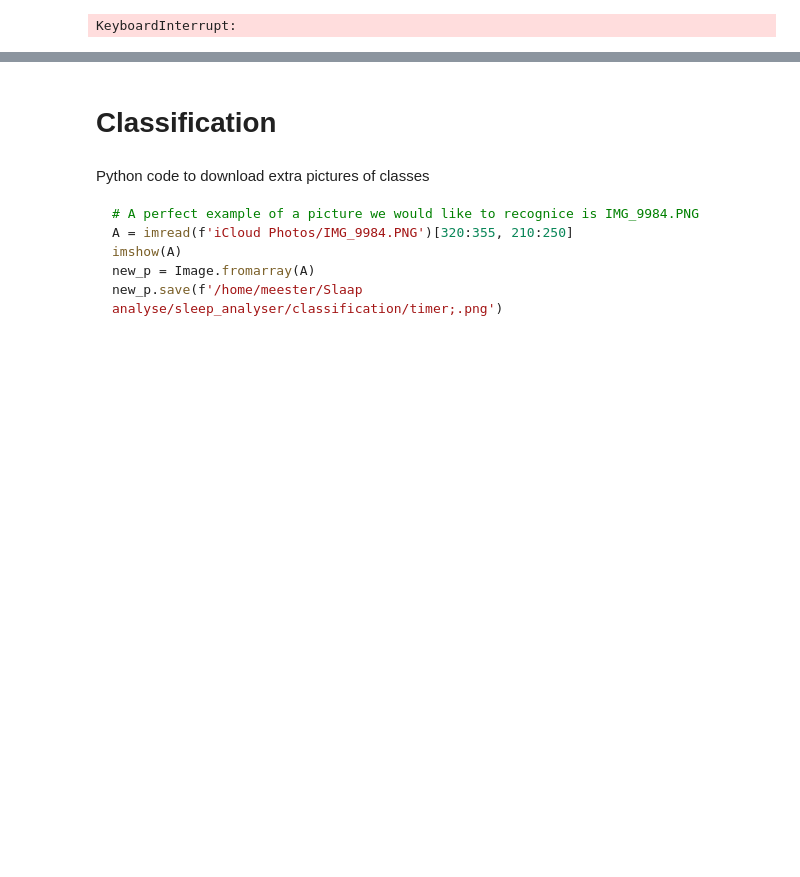
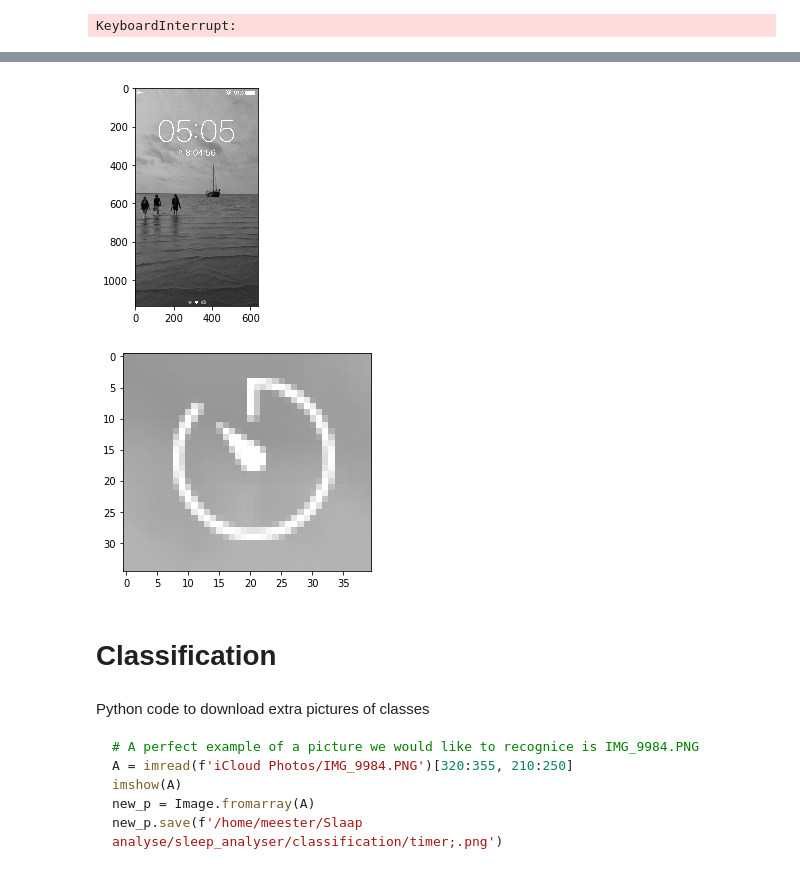
Before and after one commit to readmees/sleep_analyser, a Jupyter notebook: slaap_analyse.ipynb, the cells around one changed output, grey strips where cells are left out. Drawn from its saved outputs; the diff is of its cells as text; code cells hidden in the pictures; blank space fills up the shorter version.

```diff
--- a/slaap_analyse.ipynb
+++ b/slaap_analyse.ipynb
@@ -88,13 +96,24 @@ imshow(A[300:400, 200:250])
 # %%
-directory = '/home/meester/Slaap analyse/sleep_analyser/'
 filenames_filter_1 = [filename for filename in os.listdir(f'{directory}filter_one')]
 for filename in filenames_filter_1:
     frm = f'{directory}filter_one/{filename}'
     img_gray = rgb2gray(imread(frm))
-    if img_gray.shape == A.shape:
-        if np.average(match_template(A[300:700, 200:250], img_gray[300:700, 200:250])) > .99:
-            to = f'{directory}filter_two/{filename}'
-            shutil.move(frm,to)
+    if np.average(match_template(img_gray[310:360,150:260], clock)) > .80:
+        to = f'{directory}filter_two/{filename}'
+        shutil.move(frm,to)
+# %%
+frm = f'{directory}filter_one/{filename}'
+img_gray = rgb2gray(imread(frm))
+if np.max(match_template(img_gray[310:360,150:260], clock)) > .80:
+    to = f'{directory}filter_two/{filename}'
+    shutil.move(frm,to)
+plt.imshow(img_gray, cmap='gray', vmin=0, vmax=1)
+plt.show()
+plt.imshow(clock, cmap='gray', vmin=0, vmax=1)
+plt.show()
+# %% [output]
+[figure, added]
+[figure, added]
 # %% [markdown]
 # Classification
 # %%
```
Also changed, not shown: parts of 11 cells of this notebook.
